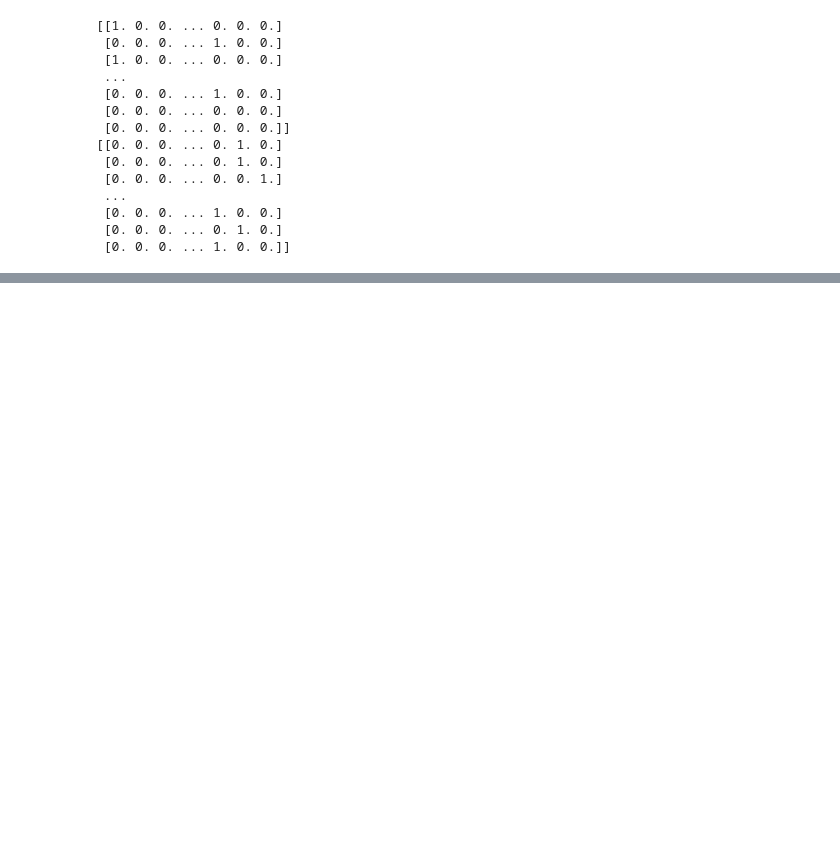
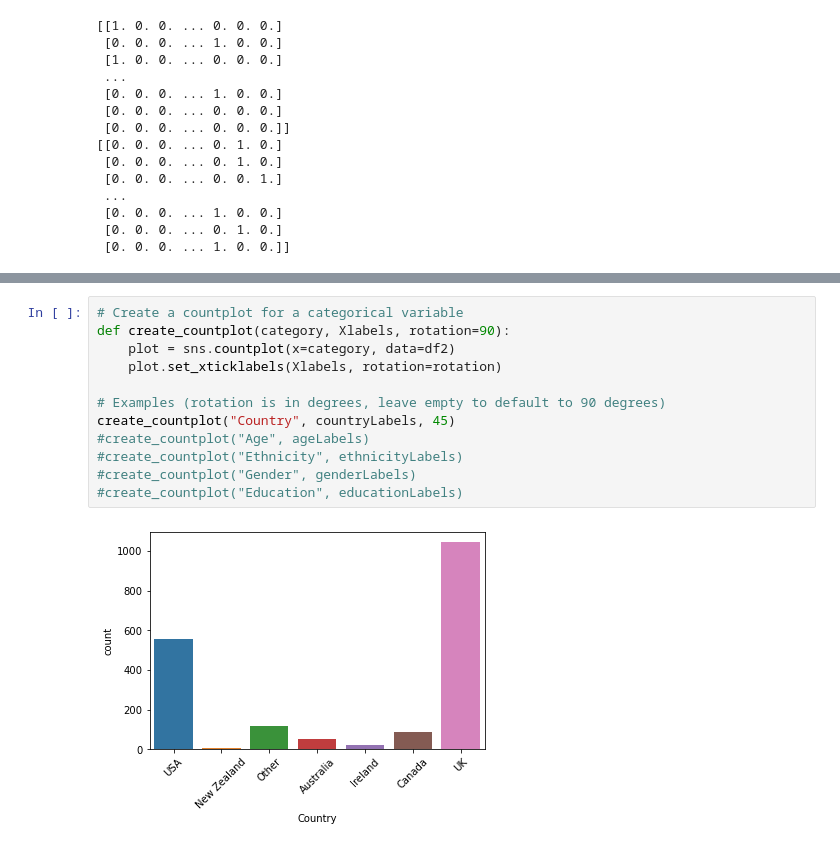
Before and after one commit to lucasrod25/drug-consumption-analysis, a Jupyter notebook: Data_Management.ipynb, the cells around one changed output, grey strips where cells are left out. Drawn from its saved outputs; the diff is of its cells as text; blank space fills up the shorter version.

```diff
--- a/Data_Management.ipynb
+++ b/Data_Management.ipynb
@@ -93,0 +138,14 @@ sns.catplot(x="Country", y="Canabis", kind="box", data=df2)
+# %%
+# Create a countplot for a categorical variable
+def create_countplot(category, Xlabels, rotation=90):
+    plot = sns.countplot(x=category, data=df2)
+    plot.set_xticklabels(Xlabels, rotation=rotation)
+
+# Examples (rotation is in degrees, leave empty to default to 90 degrees)
+create_countplot("Country", countryLabels, 45)
+#create_countplot("Age", ageLabels)
+#create_countplot("Ethnicity", ethnicityLabels)
+#create_countplot("Gender", genderLabels)
+#create_countplot("Education", educationLabels)
+# %% [output]
+[figure, added]
```
Also changed, not shown: parts of 17 cells of this notebook.
